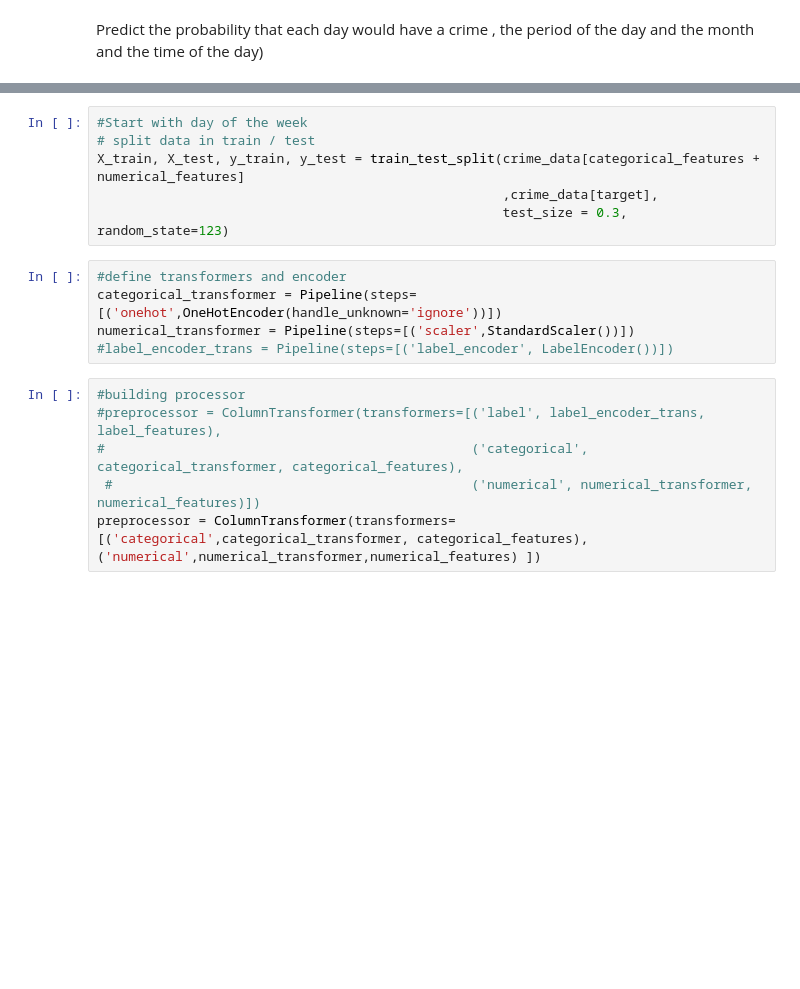
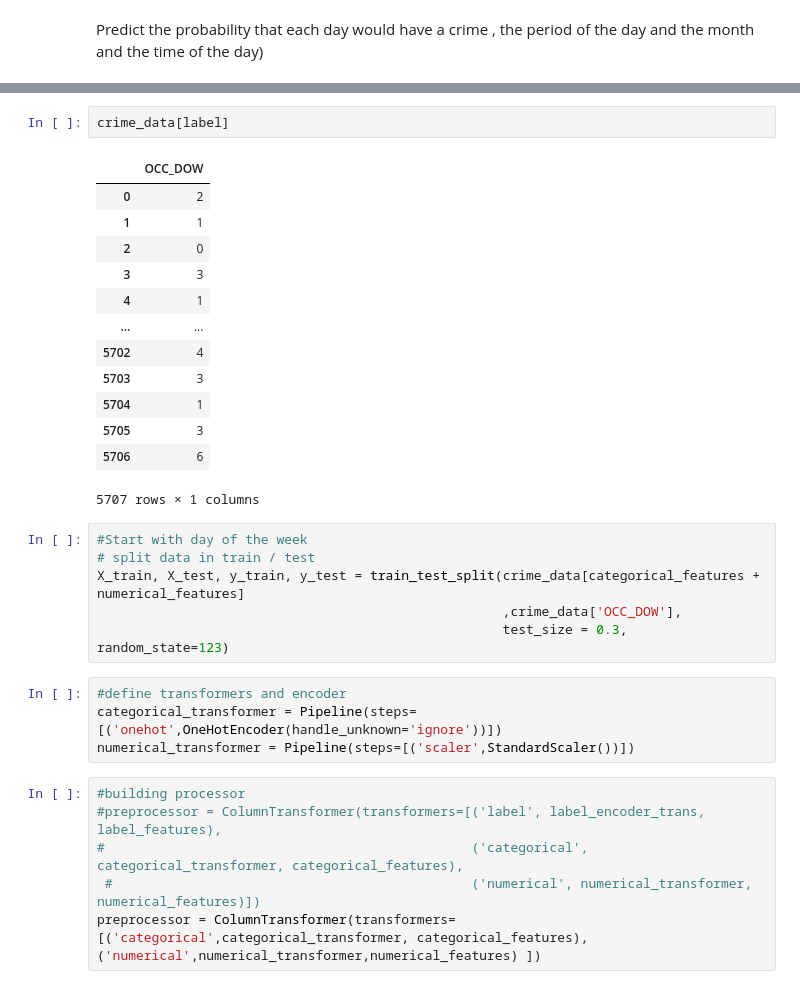
Before and after one commit to Pelumioluwa/Data-Science-Projects, a Jupyter notebook: Code /Toronto_Police_Crime_Day_Predictor.ipynb, the cells around one changed output, grey strips where cells are left out. Drawn from its saved outputs; the diff is of its cells as text; blank space fills up the shorter version.

```diff
--- a/Code /Toronto_Police_Crime_Day_Predictor.ipynb
+++ b/Code /Toronto_Police_Crime_Day_Predictor.ipynb
@@ -155,14 +158,29 @@ crime_data['OCC_DOW'] = label_encoder_trans.fit_transform(crime_data['OCC_DOW'])
+# %%
+crime_data[label]
+# %% [output]
+|  | OCC_DOW |
+| 0 | 2 |
+| 1 | 1 |
+| 2 | 0 |
+| 3 | 3 |
+| 4 | 1 |
+| ... | ... |
+| 5702 | 4 |
+| 5703 | 3 |
+| 5704 | 1 |
+| 5705 | 3 |
+| 5706 | 6 |
+5707 rows × 1 columns
 # %%
 #Start with day of the week
 # split data in train / test
 X_train, X_test, y_train, y_test = train_test_split(crime_data[categorical_features + numerical_features]
-                                                    ,crime_data[target],
+                                                    ,crime_data['OCC_DOW'],
                                                     test_size = 0.3, random_state=123)
 # %%
 #define transformers and encoder
 categorical_transformer = Pipeline(steps=[('onehot',OneHotEncoder(handle_unknown='ignore'))])
 numerical_transformer = Pipeline(steps=[('scaler',StandardScaler())])
-#label_encoder_trans = Pipeline(steps=[('label_encoder', LabelEncoder())])
 # %%
 #building processor
 #preprocessor = ColumnTransformer(transformers=[('label', label_encoder_trans, label_features),
```
Also changed, not shown: parts of 23 cells of this notebook.
